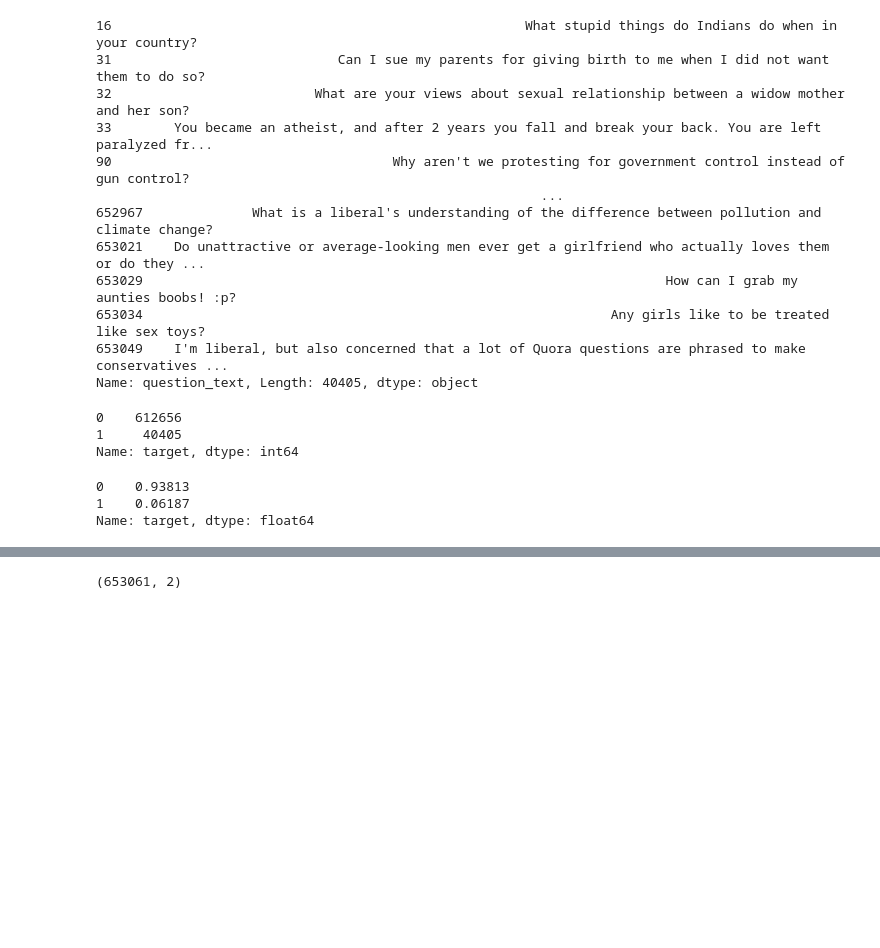
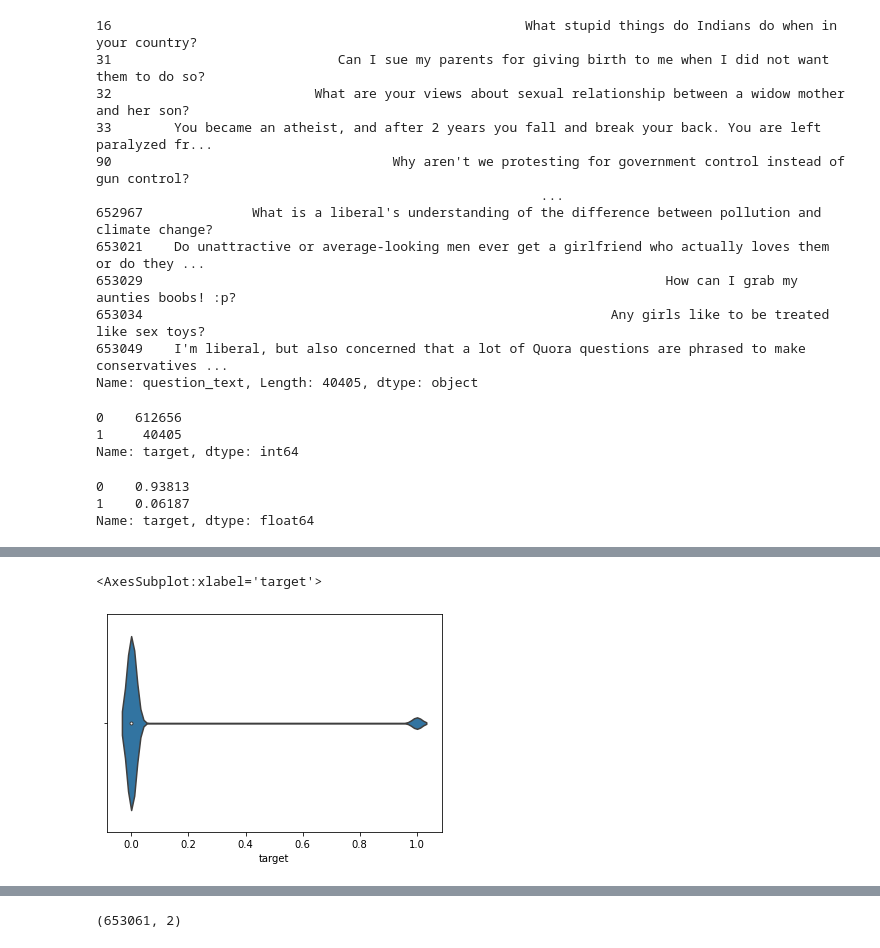
Before and after one commit to ManiNandadeep/AskRedditTrollDetection, a Jupyter notebook: troll_detector2.ipynb, the cells around one changed output, grey strips where cells are left out. Cells and saved outputs as stored; diff of their text form; code cells hidden in the pictures; blank space fills up the shorter version.

```diff
--- a/troll_detector2.ipynb
+++ b/troll_detector2.ipynb
@@ -64,3 +73,9 @@ Name: target, dtype: float64
+# %%
+# violin plot of label value counts
+sns.violinplot(x='target', data=train_df, hue='target')
+# %% [output]
+<AxesSubplot:xlabel='target'>
+[figure, added]
 # %%
 # create a preprocessing class
 class Preprocessor:
```
Also changed, not shown: parts of 21 cells of this notebook, 4 other files.
